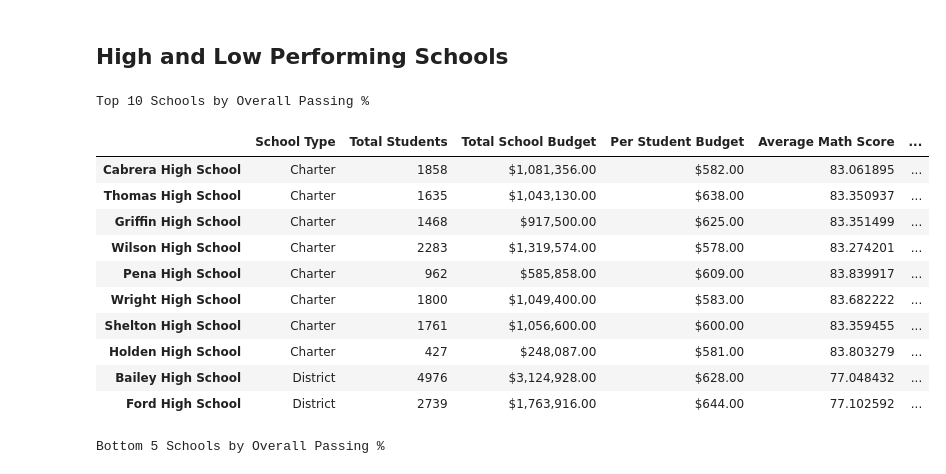
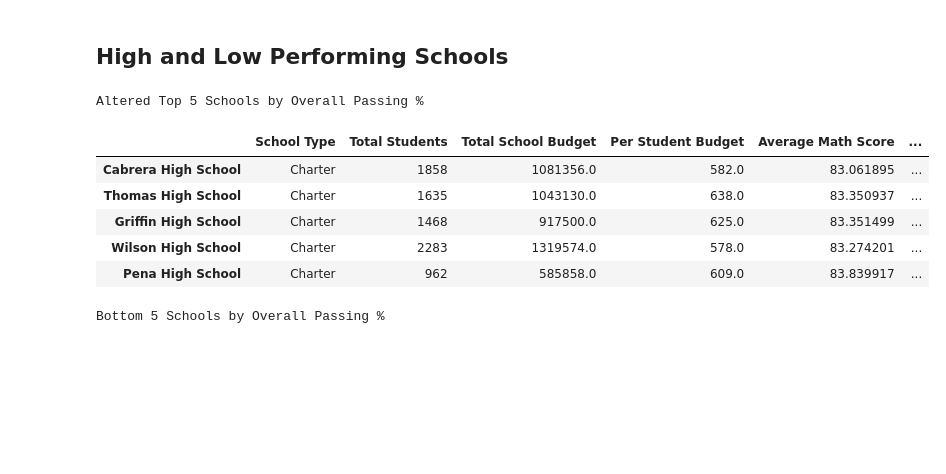
Before and after one commit to ethiry99/HW4_PyCitySchools, a Jupyter notebook: PyCitySchools.ipynb, the cells around one changed output. Cells and saved outputs as stored; diff of their text form; code cells hidden in the pictures; blank space fills up the shorter version.

```diff
--- a/PyCitySchools.ipynb
+++ b/PyCitySchools.ipynb
@@ -380,21 +374,16 @@ per_school_summary_df
 ## High and Low Performing Schools
 # %%
 # Sort and show top five schools.
-print ("Top 10 Schools by Overall Passing %")
-per_school_summary_df.sort_values(by=['% Overall Passing'],ascending=False).head(10)
+print ("Altered Top 5 Schools by Overall Passing %")
+per_school_summary_df.sort_values(by=['% Overall Passing'],ascending=False).head(5)
 # %% [output]
-Top 10 Schools by Overall Passing %
+Altered Top 5 Schools by Overall Passing %
 |  | School Type | Total Students | Total School Budget | Per Student Budget | Average Math Score | ... |
-| Cabrera High School | Charter | 1858 | $1,081,356.00 | $582.00 | 83.061895 | ... |
-| Thomas High School | Charter | 1635 | $1,043,130.00 | $638.00 | 83.350937 | ... |
-| Griffin High School | Charter | 1468 | $917,500.00 | $625.00 | 83.351499 | ... |
-| Wilson High School | Charter | 2283 | $1,319,574.00 | $578.00 | 83.274201 | ... |
-| Pena High School | Charter | 962 | $585,858.00 | $609.00 | 83.839917 | ... |
-| Wright High School | Charter | 1800 | $1,049,400.00 | $583.00 | 83.682222 | ... |
-| Shelton High School | Charter | 1761 | $1,056,600.00 | $600.00 | 83.359455 | ... |
-| Holden High School | Charter | 427 | $248,087.00 | $581.00 | 83.803279 | ... |
-| Bailey High School | District | 4976 | $3,124,928.00 | $628.00 | 77.048432 | ... |
-| Ford High School | District | 2739 | $1,763,916.00 | $644.00 | 77.102592 | ... |
+| Cabrera High School | Charter | 1858 | 1081356.0 | 582.0 | 83.061895 | ... |
+| Thomas High School | Charter | 1635 | 1043130.0 | 638.0 | 83.350937 | ... |
+| Griffin High School | Charter | 1468 | 917500.0 | 625.0 | 83.351499 | ... |
+| Wilson High School | Charter | 2283 | 1319574.0 | 578.0 | 83.274201 | ... |
+| Pena High School | Charter | 962 | 585858.0 | 609.0 | 83.839917 | ... |
 # %%
 # Sort and show (bottom?) five schools.
 print ("Bottom 5 Schools by Overall Passing %")
```
Also changed, not shown: parts of 2 cells of this notebook, 2 other files.
